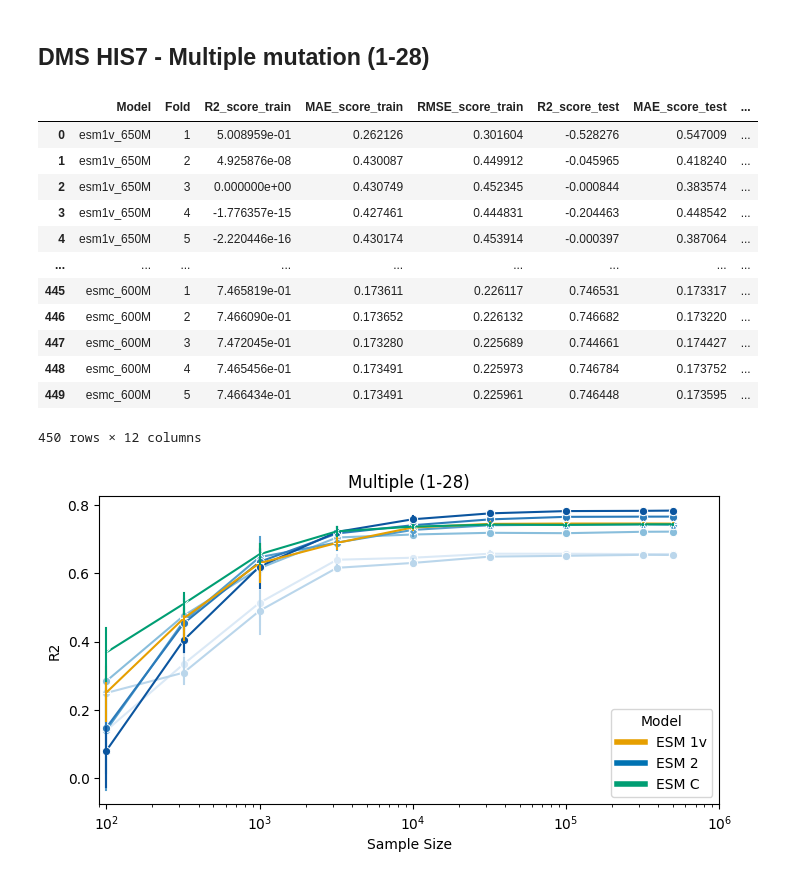
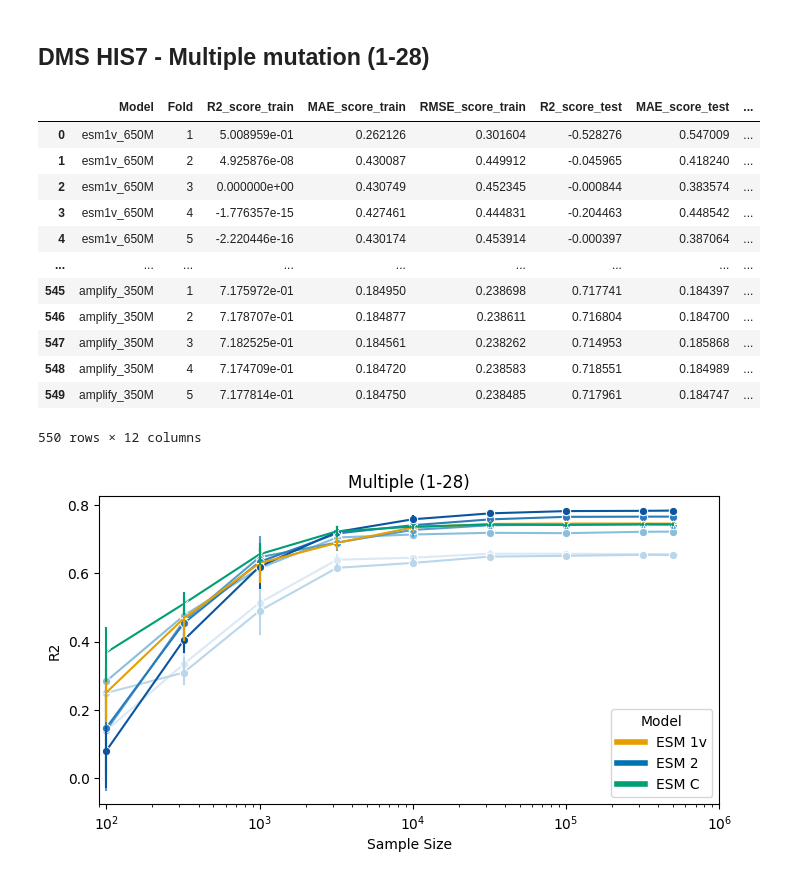
Before and after one commit to ziul-bio/SWAT, a Jupyter notebook: plot_results.ipynb, the cells around one changed output. Saved outputs shown, nothing was run; the diff lists cells and outputs as text; code cells hidden in the pictures.

```diff
--- a/plot_results.ipynb
+++ b/plot_results.ipynb
@@ -433,0 +505,22 @@ NameError: name 'stop' is not defined
+# %%
+df = pd.DataFrame()
+models = [
+    'esm1v_650M',
+    'esm2_8M', 'esm2_35M', 'esm2_150M', 'esm2_650M', 'esm2_3B', 'esm2_15B',
+    'esmc_300M', 'esmc_600M', #'esmc_6B',
+    'amplify_120M', 'amplify_350M']
+
+base_dir = 'results/lassoCV/DMS'
+for model in models:
+    for file in os.listdir(f'{base_dir}/{model}'):
+        if file.endswith('.csv'):
+            #target = re.split(r'_esm.*_', file)[0]
+            #target = " ".join(file.split('_mean.csv')[:-3])
+            target = file.split('_mean.csv')[0]
+            data = pd.read_csv(f'{base_dir}/{model}/{file}', index_col=0)
+            data['Model'] = model
+            data['Dataset'] = target
+            df = pd.concat([df, data])
+
+df.reset_index(drop=True, inplace=True)
+df
@@ -714,27 +908,27 @@ plt.show()
 ## DMS HIS7 - Multiple mutation (1-28)
 # %%
 data = pd.DataFrame()
-for model in ['esm1v_650M', 'esm2_8M', 'esm2_35M', 'esm2_150M', 'esm2_650M', 'esm2_3B', 'esm2_15B', 'esmc_300M', 'esmc_600M']:
+for model in ['esm1v_650M', 'esm2_8M', 'esm2_35M', 'esm2_150M', 'esm2_650M', 'esm2_3B', 'esm2_15B', 'esmc_300M', 'esmc_600M', 'amplify_120M', 'amplify_350M']:
     dta = pd.read_csv(f'results/lassoCV_sampling/HIS7/HIS7_sampling_{model}_mean.csv', index_col=0)
     dta['Model'] = [model] * dta.shape[0]
     data = pd.concat([data, dta], axis=0)
 
 data.reset_index(drop=True, inplace=True)
 data
 # %% [output]
 |  | Model | Fold | R2_score_train | MAE_score_train | RMSE_score_train | R2_score_test | MAE_score_test | ... |
 | 0 | esm1v_650M | 1 | 5.008959e-01 | 0.262126 | 0.301604 | -0.528276 | 0.547009 | ... |
 | 1 | esm1v_650M | 2 | 4.925876e-08 | 0.430087 | 0.449912 | -0.045965 | 0.418240 | ... |
 | 2 | esm1v_650M | 3 | 0.000000e+00 | 0.430749 | 0.452345 | -0.000844 | 0.383574 | ... |
 | 3 | esm1v_650M | 4 | -1.776357e-15 | 0.427461 | 0.444831 | -0.204463 | 0.448542 | ... |
 | 4 | esm1v_650M | 5 | -2.220446e-16 | 0.430174 | 0.453914 | -0.000397 | 0.387064 | ... |
 | ... | ... | ... | ... | ... | ... | ... | ... | ... |
-| 445 | esmc_600M | 1 | 7.465819e-01 | 0.173611 | 0.226117 | 0.746531 | 0.173317 | ... |
-| 446 | esmc_600M | 2 | 7.466090e-01 | 0.173652 | 0.226132 | 0.746682 | 0.173220 | ... |
-| 447 | esmc_600M | 3 | 7.472045e-01 | 0.173280 | 0.225689 | 0.744661 | 0.174427 | ... |
-| 448 | esmc_600M | 4 | 7.465456e-01 | 0.173491 | 0.225973 | 0.746784 | 0.173752 | ... |
-| 449 | esmc_600M | 5 | 7.466434e-01 | 0.173491 | 0.225961 | 0.746448 | 0.173595 | ... |
+| 545 | amplify_350M | 1 | 7.175972e-01 | 0.184950 | 0.238698 | 0.717741 | 0.184397 | ... |
+| 546 | amplify_350M | 2 | 7.178707e-01 | 0.184877 | 0.238611 | 0.716804 | 0.184700 | ... |
+| 547 | amplify_350M | 3 | 7.182525e-01 | 0.184561 | 0.238262 | 0.714953 | 0.185868 | ... |
+| 548 | amplify_350M | 4 | 7.174709e-01 | 0.184720 | 0.238583 | 0.718551 | 0.184989 | ... |
+| 549 | amplify_350M | 5 | 7.177814e-01 | 0.184750 | 0.238485 | 0.717961 | 0.184747 | ... |
-450 rows × 12 columns
+550 rows × 12 columns
 # %%
 #data.to_csv('results/lassoCV_HIS7/lassoCV_sampling/HIS7_YEAST_sampling_all_Models_mean.csv')
 # %%
```
Also changed, not shown: parts of 38 cells of this notebook, 5 other files.
